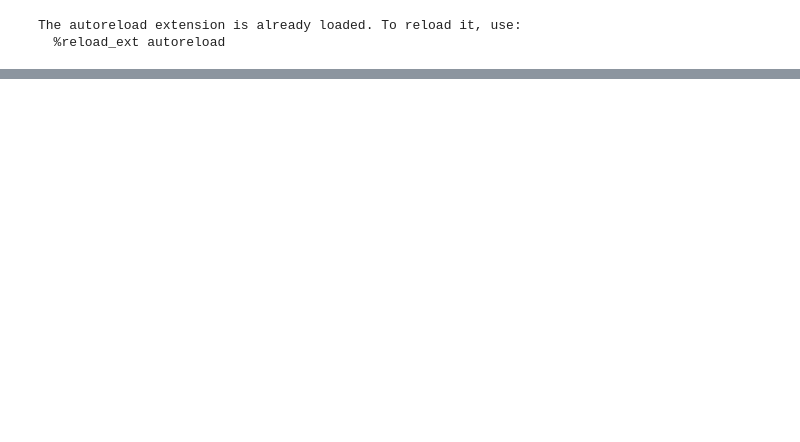
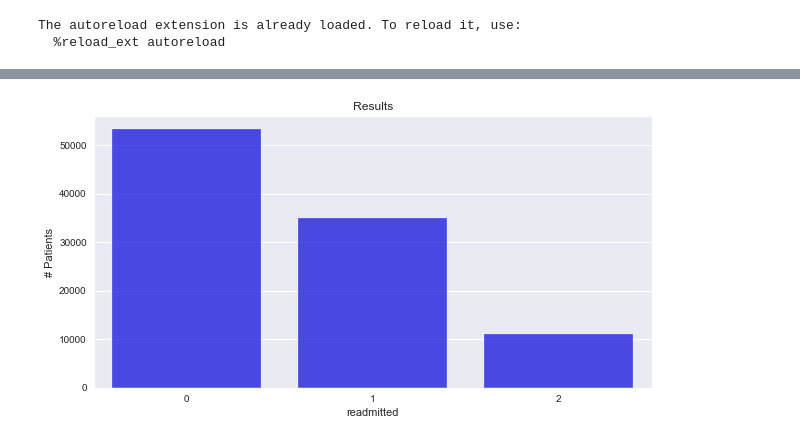
Before and after one commit to khayes847/Hospital_Readmittance_Rates_Diabetes, a Jupyter notebook: mod5.ipynb, the cells around one changed output, grey strips where cells are left out. Drawn from its saved outputs; the diff is of its cells as text; code cells hidden in the pictures; blank space fills up the shorter version.

Commit message:
update cleaned files

```diff
--- a/mod5.ipynb
+++ b/mod5.ipynb
@@ -2,13 +2,22 @@
 import pandas as pd
 import numpy as np
 import swifter
-from sklearn.model_selection import train_test_split
 import matplotlib.pyplot as plt
 %matplotlib inline
+from matplotlib import style
+style.use('ggplot')
 import seaborn as sns
 import operator
 import data_prep as d
 import functions as f
+from sklearn.linear_model import LogisticRegression
+from sklearn.preprocessing import OneHotEncoder
+from sklearn.model_selection import train_test_split
+from sklearn.dummy import DummyClassifier
+from sklearn.metrics import accuracy_score, f1_score, confusion_matrix
+from sklearn.utils import resample
+from yellowbrick.classifier import ConfusionMatrix
+from imblearn.over_sampling import SMOTE
 %load_ext autoreload
 %autoreload 2
 pd.set_option('display.max_columns', None)
@@ -433,0 +118,2 @@ X.to_csv('./data/X_cleaned.csv', index=None)
+# %%
+y = pd.read_csv('data/y_cleaned.csv')
@@ -433,0 +142,2 @@ X.to_csv('./data/X_cleaned.csv', index=None)
+# %%
+y2 = y
@@ -433,0 +398,9 @@ X.to_csv('./data/X_cleaned.csv', index=None)
+# %%
+sns.set_style('darkgrid')
+plt.figure(figsize=(10, 5))
+sns.countplot(y2, alpha=.80, color='blue')
+plt.title('Results')
+plt.ylabel('# Patients')
+plt.show()
+# %% [output]
+[figure, added]
```
Also changed, not shown: parts of 120 cells of this notebook, 1 other file.
